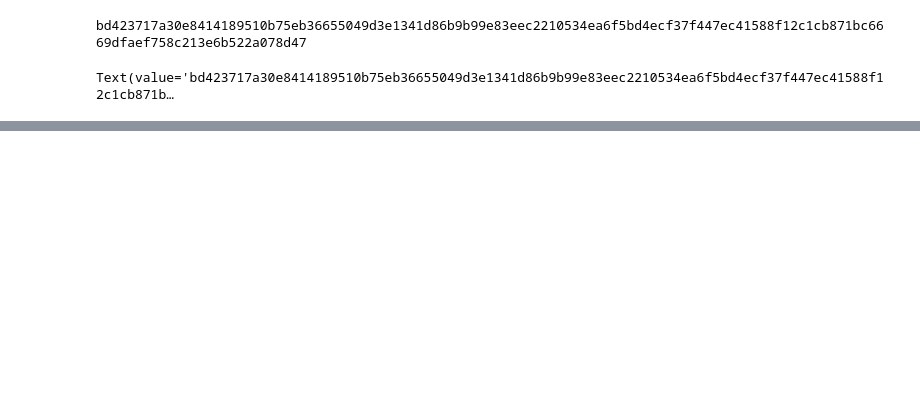
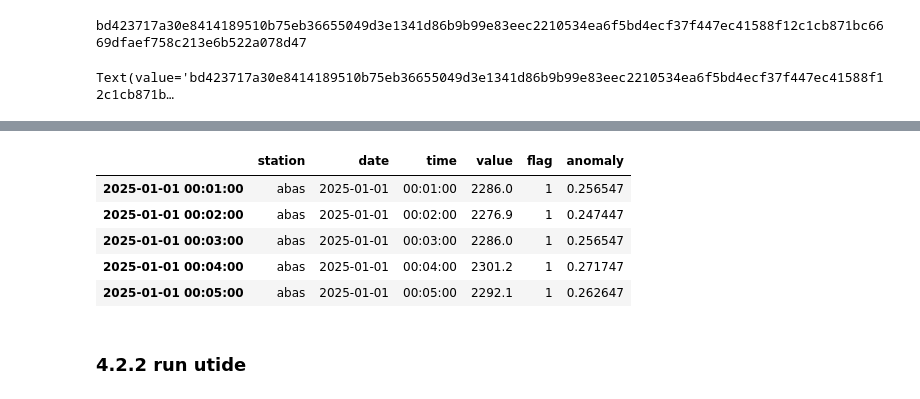
Before and after one commit to SLSMF/gloss_training_north_africa, a Jupyter notebook: selene_training.ipynb, the cells around one changed output, grey strips where cells are left out. Cells and saved outputs as stored; diff of their text form; code cells hidden in the pictures; blank space fills up the shorter version.

```diff
--- a/selene_training.ipynb
+++ b/selene_training.ipynb
@@ -888,0 +384,26 @@ fig.legend(ncol=3, loc="upper center");
+# %%
+names = ["station", "date", "time", "value", "flag"]
+
+obs = pd.read_csv(
+    DATAFILES_PATH + '/' + station.value + '.data',
+    names=names,
+    skipinitialspace=True,
+    sep='\s+',
+    na_values="9.999",
+)
+
+obs["anomaly"] = (obs["value"] - obs["value"].mean())/1000
+index = pd.to_datetime(obs["date"] + ' ' + obs['time'])
+obs.index = index
+obs.dropna(subset=["value", "anomaly"], inplace=True)
+mean = obs["value"].mean()
+obs.head(5)
+# %% [output]
+|  | station | date | time | value | flag | anomaly |
+| 2025-01-01 00:01:00 | abas | 2025-01-01 | 00:01:00 | 2286.0 | 1 | 0.256547 |
+| 2025-01-01 00:02:00 | abas | 2025-01-01 | 00:02:00 | 2276.9 | 1 | 0.247447 |
+| 2025-01-01 00:03:00 | abas | 2025-01-01 | 00:03:00 | 2286.0 | 1 | 0.256547 |
+| 2025-01-01 00:04:00 | abas | 2025-01-01 | 00:04:00 | 2301.2 | 1 | 0.271747 |
+| 2025-01-01 00:05:00 | abas | 2025-01-01 | 00:05:00 | 2292.1 | 1 | 0.262647 |
+# %% [markdown]
+### 4.2.2 run utide
```
Also changed, not shown: parts of 84 cells of this notebook, 2 other files.
